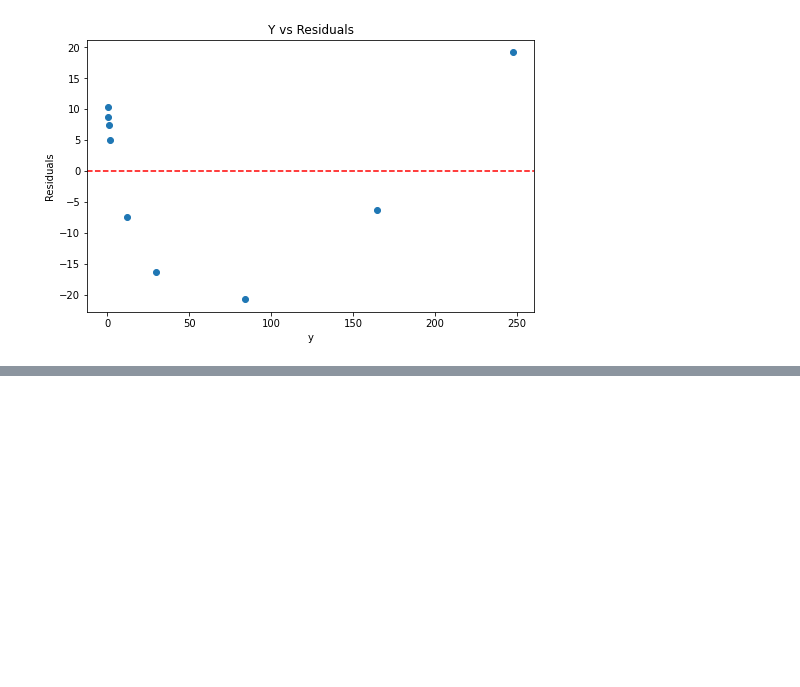
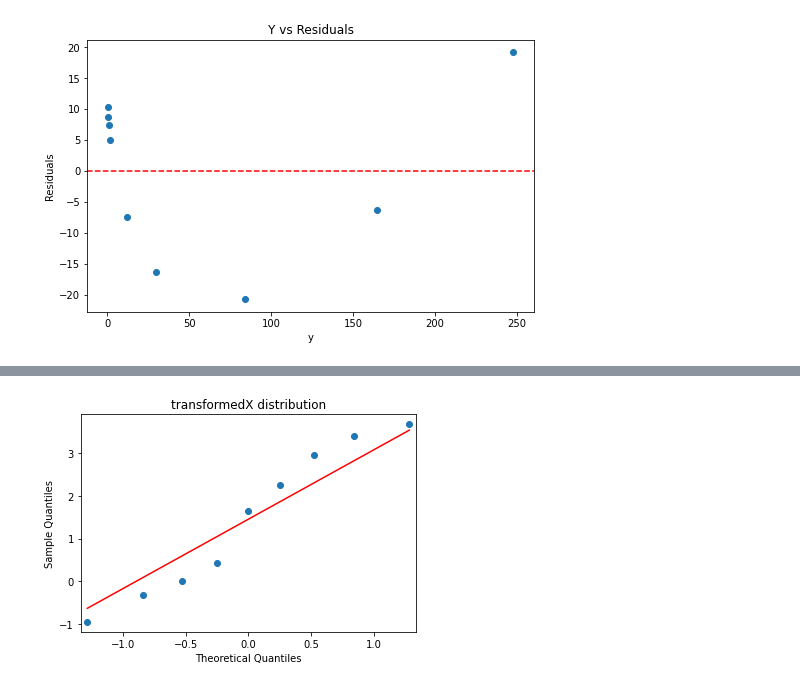
Before and after one commit to leonardtd/MIT_micromaster_4_data_analysis, a Jupyter notebook: 6_non_linear_reg.ipynb, the cells around one changed output, grey strips where cells are left out. Drawn from its saved outputs; the diff is of its cells as text; code cells hidden in the pictures; blank space fills up the shorter version.

```diff
--- a/6_non_linear_reg.ipynb
+++ b/6_non_linear_reg.ipynb
@@ -60,0 +73,8 @@ ModuleNotFoundError: No module named 'statsmodels'
+# %%
+x_transform = np.log(Xs)
+
+sm.qqplot(x_transform, line='s')
+plt.title("transformedX distribution")
+plt.show()
+# %% [output]
+[figure, added]
```
Also changed, not shown: parts of 11 cells of this notebook.
